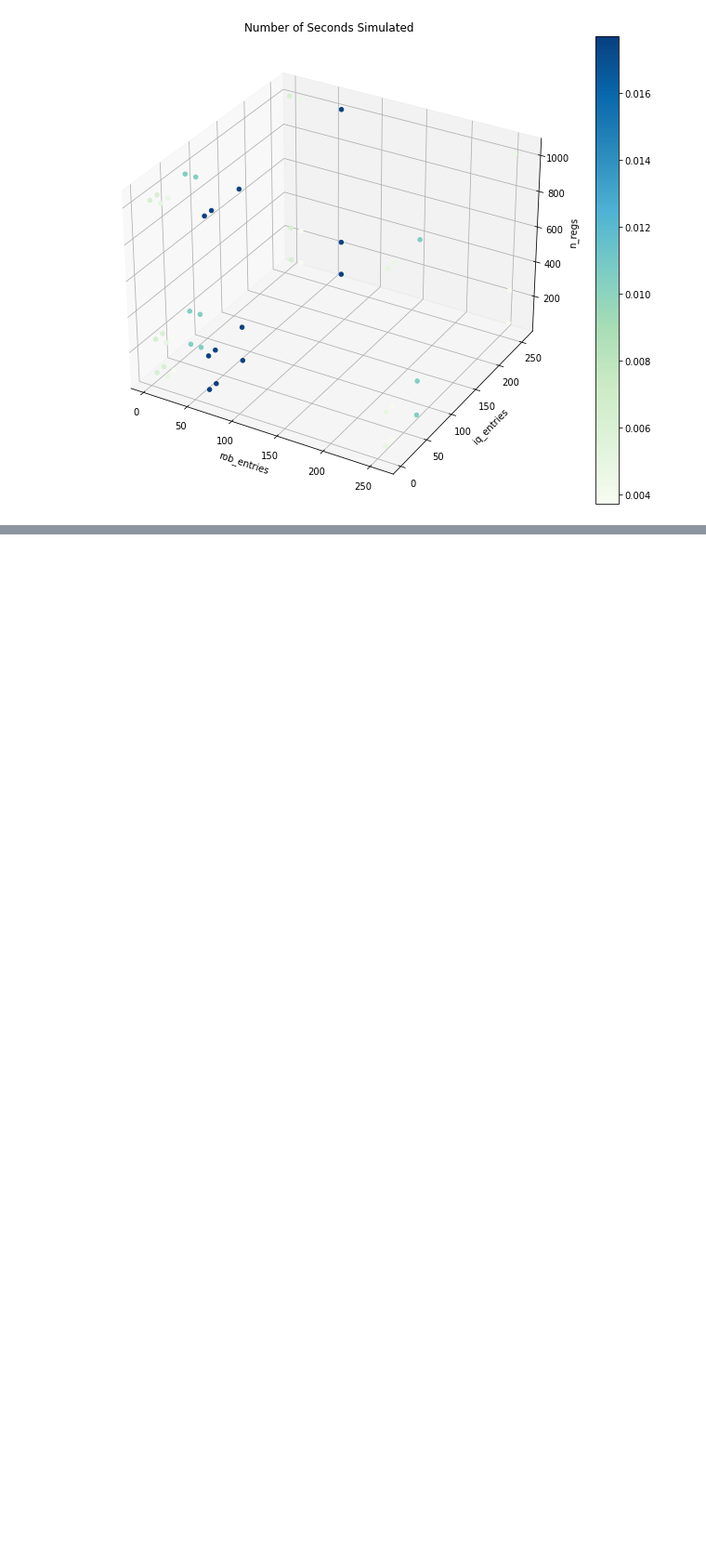
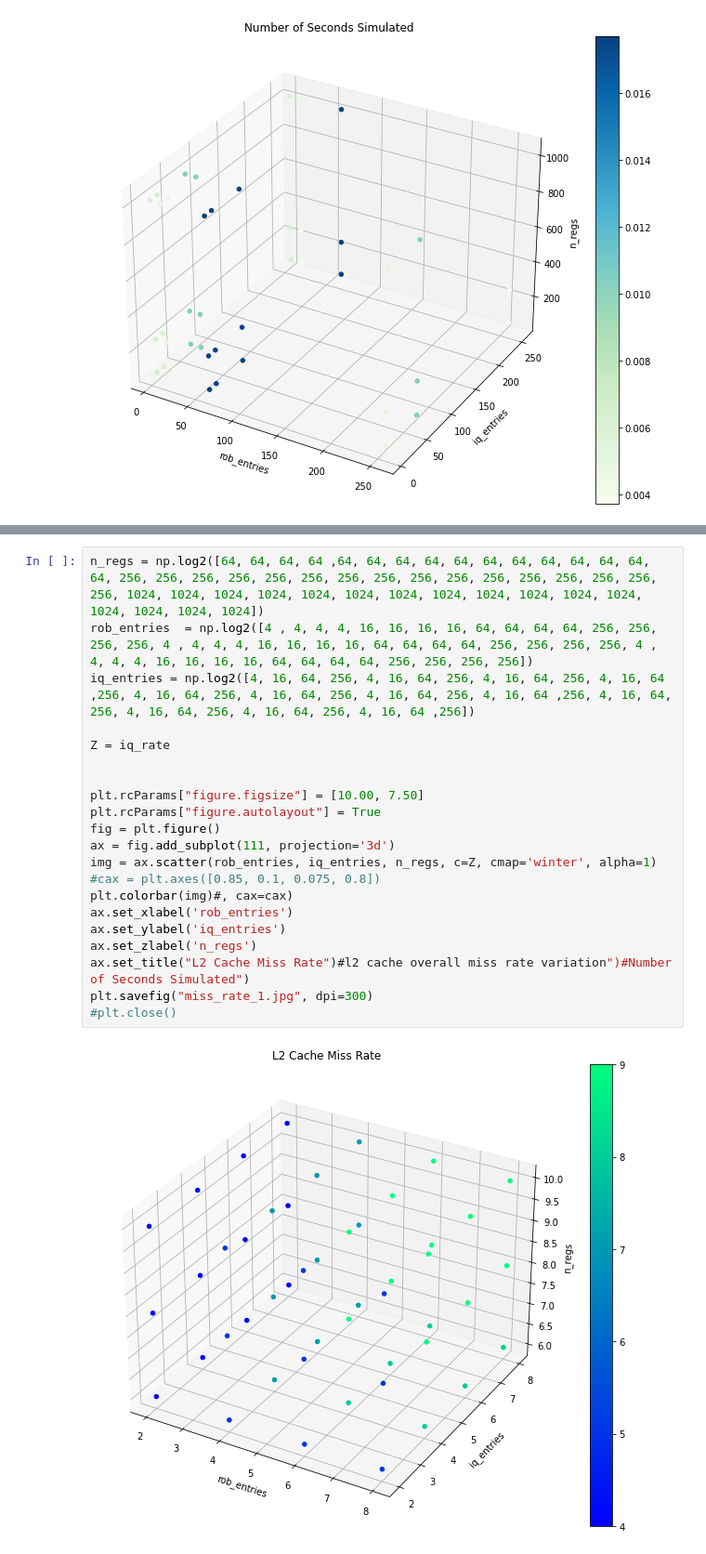
Before and after one commit to iamsaugatpandey/CSE560HW5, a Jupyter notebook: Graphs.ipynb, the cells around one changed output, grey strips where cells are left out. Shown at 93% size. Cells and saved outputs as stored; diff of their text form; blank space fills up the shorter version.

Commit message:
added new plots

```diff
--- a/Graphs.ipynb
+++ b/Graphs.ipynb
@@ -60,0 +109,23 @@ plt.savefig("sim_sec.jpg", dpi=300)
+# %%
+n_regs = np.log2([64, 64, 64, 64 ,64, 64, 64, 64, 64, 64, 64, 64, 64, 64, 64, 64, 256, 256, 256, 256, 256, 256, 256, 256, 256, 256, 256, 256, 256, 256, 256, 256, 1024, 1024, 1024, 1024, 1024, 1024, 1024, 1024, 1024, 1024, 1024, 1024, 1024, 1024, 1024, 1024])
+rob_entries  = np.log2([4 , 4, 4, 4, 16, 16, 16, 16, 64, 64, 64, 64, 256, 256, 256, 256, 4 , 4, 4, 4, 16, 16, 16, 16, 64, 64, 64, 64, 256, 256, 256, 256, 4 , 4, 4, 4, 16, 16, 16, 16, 64, 64, 64, 64, 256, 256, 256, 256])
+iq_entries = np.log2([4, 16, 64, 256, 4, 16, 64, 256, 4, 16, 64, 256, 4, 16, 64 ,256, 4, 16, 64, 256, 4, 16, 64, 256, 4, 16, 64, 256, 4, 16, 64 ,256, 4, 16, 64, 256, 4, 16, 64, 256, 4, 16, 64, 256, 4, 16, 64 ,256])
+
+Z = iq_rate
+
+
+plt.rcParams["figure.figsize"] = [10.00, 7.50]
+plt.rcParams["figure.autolayout"] = True
+fig = plt.figure()
+ax = fig.add_subplot(111, projection='3d')
+img = ax.scatter(rob_entries, iq_entries, n_regs, c=Z, cmap='winter', alpha=1)
+#cax = plt.axes([0.85, 0.1, 0.075, 0.8])
+plt.colorbar(img)#, cax=cax)
+ax.set_xlabel('rob_entries')
+ax.set_ylabel('iq_entries')
+ax.set_zlabel('n_regs')
+ax.set_title("L2 Cache Miss Rate")#l2 cache overall miss rate variation")#Number of Seconds Simulated")
+plt.savefig("miss_rate_1.jpg", dpi=300)
+#plt.close()
+# %% [output]
+[figure, added]
```
Also changed, not shown: parts of 3 cells of this notebook, 53 other files.
